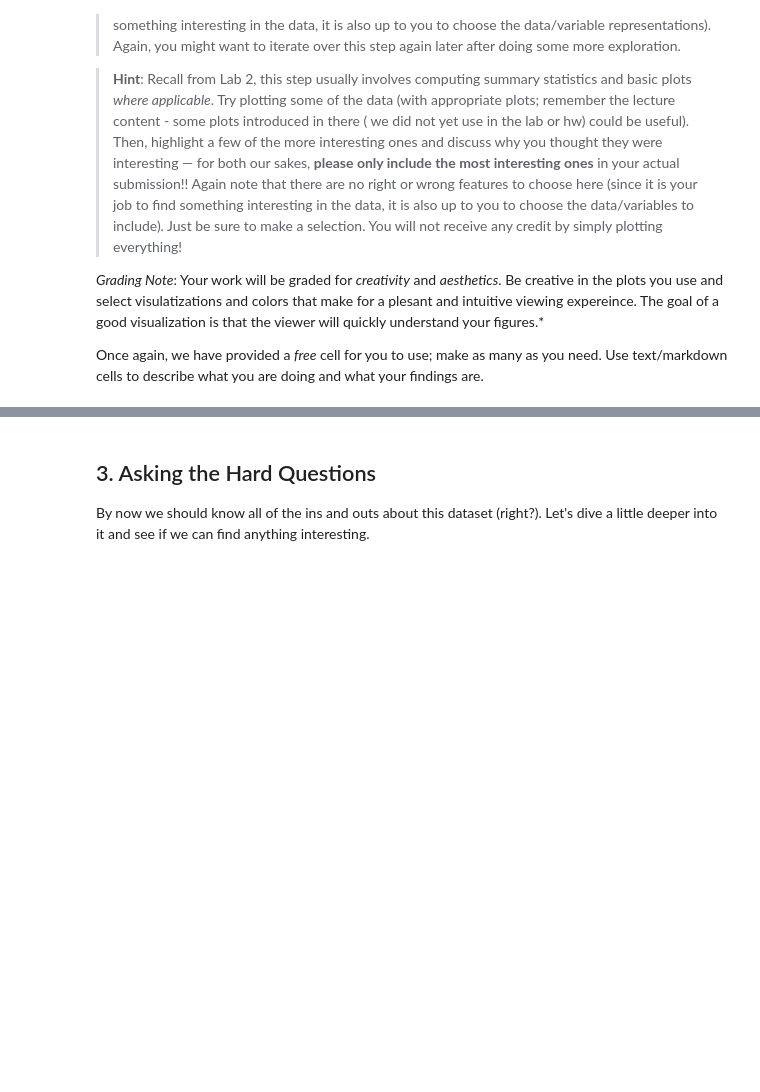
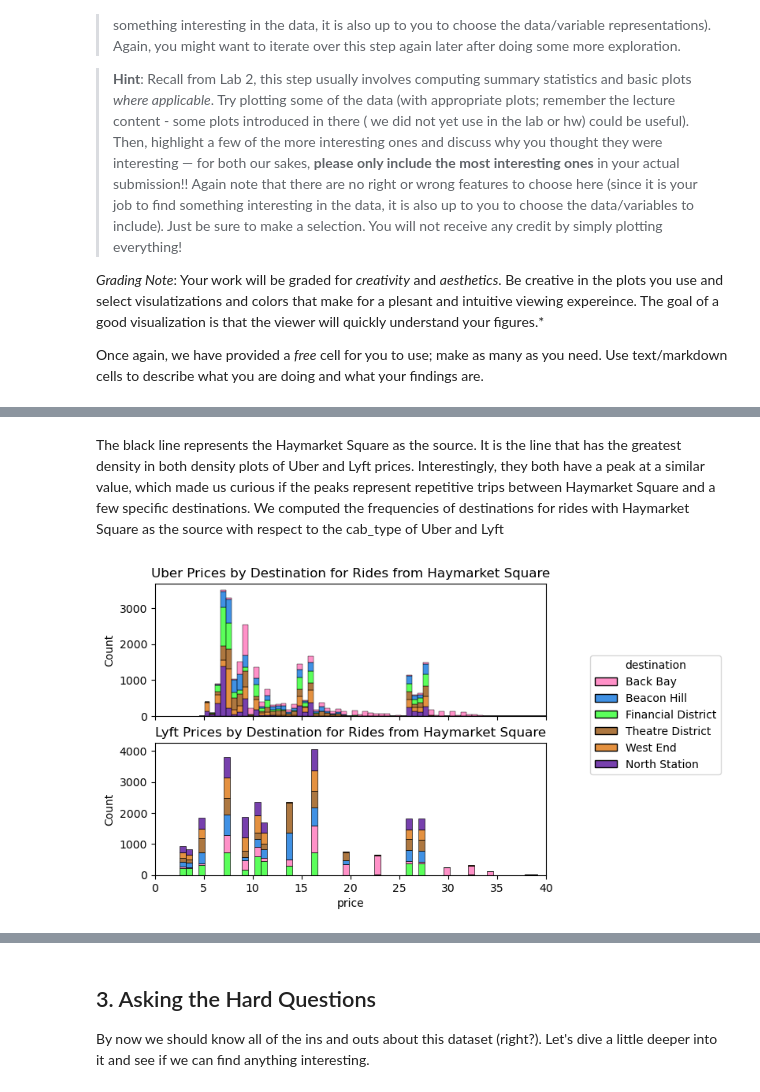
Before and after one commit to jumonlala/217_final_project, a Jupyter notebook: hw6.ipynb, the cells around one changed output, grey strips where cells are left out. Cells and saved outputs as stored; diff of their text form; code cells hidden in the pictures; blank space fills up the shorter version.

```diff
--- a/hw6.ipynb
+++ b/hw6.ipynb
@@ -467,0 +326,20 @@ Name: name, dtype: int64
+# %% [markdown]
+The black line represents the Haymarket Square as the source. It is the line that has the greatest density in both density plots of Uber and Lyft prices. Interestingly, they both have a peak at a similar value, which made us curious if the peaks represent  repetitive trips between Haymarket Square and a few specific destinations. We computed the frequencies of destinations for rides with Haymarket Square as the source with respect to the cab_type of Uber and Lyft
+# %%
+haymarket = clean_data[clean_data['source'] == 'Haymarket Square']
+# %%
+plt.subplot(211)
+plt.title("Uber Prices by Destination for Rides from Haymarket Square")
+haymarket_uber = sns.histplot(data = haymarket[haymarket['cab_type']=='Uber'], x = 'price', hue = 'destination', multiple="stack", palette = source_colors)
+plt.xlim((0, 40))
+sns.move_legend(haymarket_uber, "upper left", bbox_to_anchor=(1.1, 0.5))
+plt.tick_params(labelbottom = False)
+plt.xlabel("")
+
+plt.subplot(212)
+plt.title("Lyft Prices by Destination for Rides from Haymarket Square")
+sns.histplot(data = haymarket[haymarket['cab_type']=='Lyft'], x = 'price', hue = 'destination', multiple="stack", legend = False, palette = source_colors)
+plt.xlim((0, 40))
+plt.show()
+# %% [output]
+[figure, added]
```
Also changed, not shown: parts of 91 cells of this notebook.
